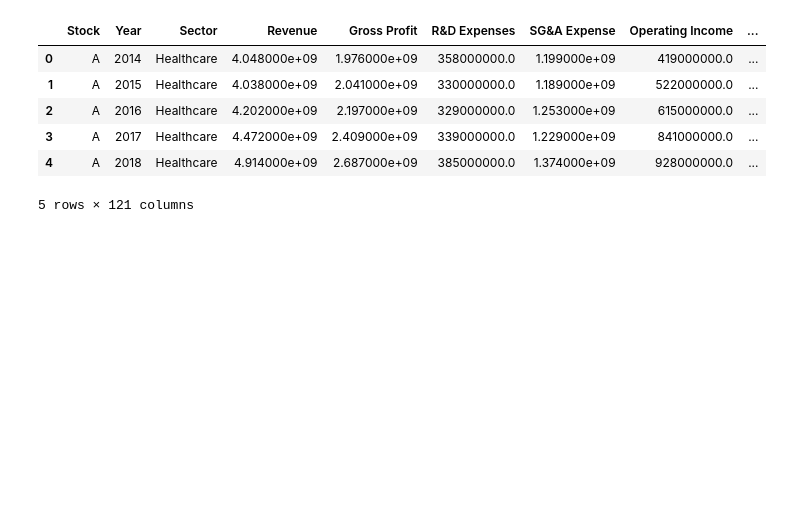
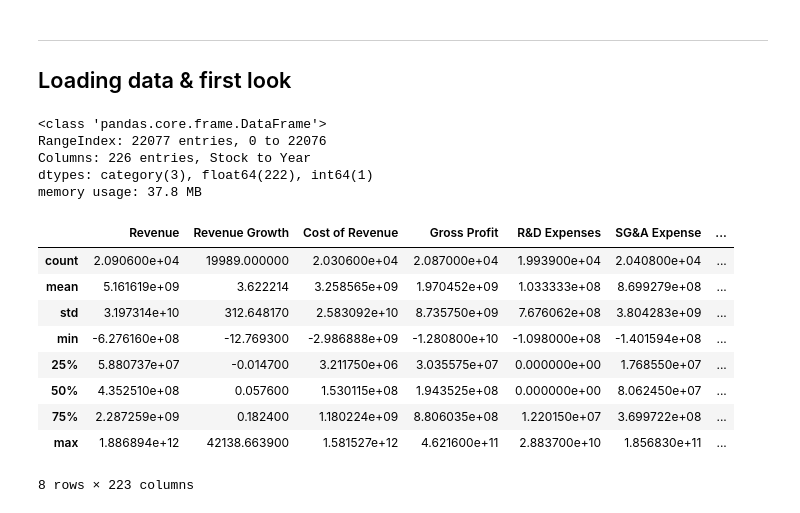
Before and after one commit to Simbonobo/economics, a Jupyter notebook: notebooks/Prediction.ipynb, the cells around one changed output. Drawn from its saved outputs; the diff is of its cells as text; code cells hidden in the pictures; blank space fills up the shorter version.

```diff
--- a/notebooks/Prediction.ipynb
+++ b/notebooks/Prediction.ipynb
@@ -3,12 +19,31 @@ import utils
+# %% [markdown]
+---
+## Loading data & first look
 # %%
-df = utils.read_csv()
+df = utils.read_csv(years=["2014", "2015", "2016", "2017", "2018"])
-# %%
-df.head()
-# %% [output]
-|  | Stock | Year | Sector | Revenue | Gross Profit | R&D Expenses | SG&A Expense | Operating Income | ... |
-| 0 | A | 2014 | Healthcare | 4.048000e+09 | 1.976000e+09 | 358000000.0 | 1.199000e+09 | 419000000.0 | ... |
-| 1 | A | 2015 | Healthcare | 4.038000e+09 | 2.041000e+09 | 330000000.0 | 1.189000e+09 | 522000000.0 | ... |
-| 2 | A | 2016 | Healthcare | 4.202000e+09 | 2.197000e+09 | 329000000.0 | 1.253000e+09 | 615000000.0 | ... |
-| 3 | A | 2017 | Healthcare | 4.472000e+09 | 2.409000e+09 | 339000000.0 | 1.229000e+09 | 841000000.0 | ... |
-| 4 | A | 2018 | Healthcare | 4.914000e+09 | 2.687000e+09 | 385000000.0 | 1.374000e+09 | 928000000.0 | ... |
-5 rows × 121 columns
+# %%
+df[["Stock", "Sector", "Class"]] = df[["Stock", "Sector", "Class"]].astype("category")
+# %%
+df.head()
+
+# Get info about dataset
+df.info()
+
+# Describe dataset variables
+df.describe()
+# %% [output]
+<class 'pandas.core.frame.DataFrame'>
+RangeIndex: 22077 entries, 0 to 22076
+Columns: 226 entries, Stock to Year
+dtypes: category(3), float64(222), int64(1)
+memory usage: 37.8 MB
+|  | Revenue | Revenue Growth | Cost of Revenue | Gross Profit | R&D Expenses | SG&A Expense | ... |
+| count | 2.090600e+04 | 19989.000000 | 2.030600e+04 | 2.087000e+04 | 1.993900e+04 | 2.040800e+04 | ... |
+| mean | 5.161619e+09 | 3.622214 | 3.258565e+09 | 1.970452e+09 | 1.033333e+08 | 8.699279e+08 | ... |
+| std | 3.197314e+10 | 312.648170 | 2.583092e+10 | 8.735750e+09 | 7.676062e+08 | 3.804283e+09 | ... |
+| min | -6.276160e+08 | -12.769300 | -2.986888e+09 | -1.280800e+10 | -1.098000e+08 | -1.401594e+08 | ... |
+| 25% | 5.880737e+07 | -0.014700 | 3.211750e+06 | 3.035575e+07 | 0.000000e+00 | 1.768550e+07 | ... |
+| 50% | 4.352510e+08 | 0.057600 | 1.530115e+08 | 1.943525e+08 | 0.000000e+00 | 8.062450e+07 | ... |
+| 75% | 2.287259e+09 | 0.182400 | 1.180224e+09 | 8.806035e+08 | 1.220150e+07 | 3.699722e+08 | ... |
+| max | 1.886894e+12 | 42138.663900 | 1.581527e+12 | 4.621600e+11 | 2.883700e+10 | 1.856830e+11 | ... |
+8 rows × 223 columns
```
Also changed, not shown: parts of 12 cells of this notebook, 5 other files.
